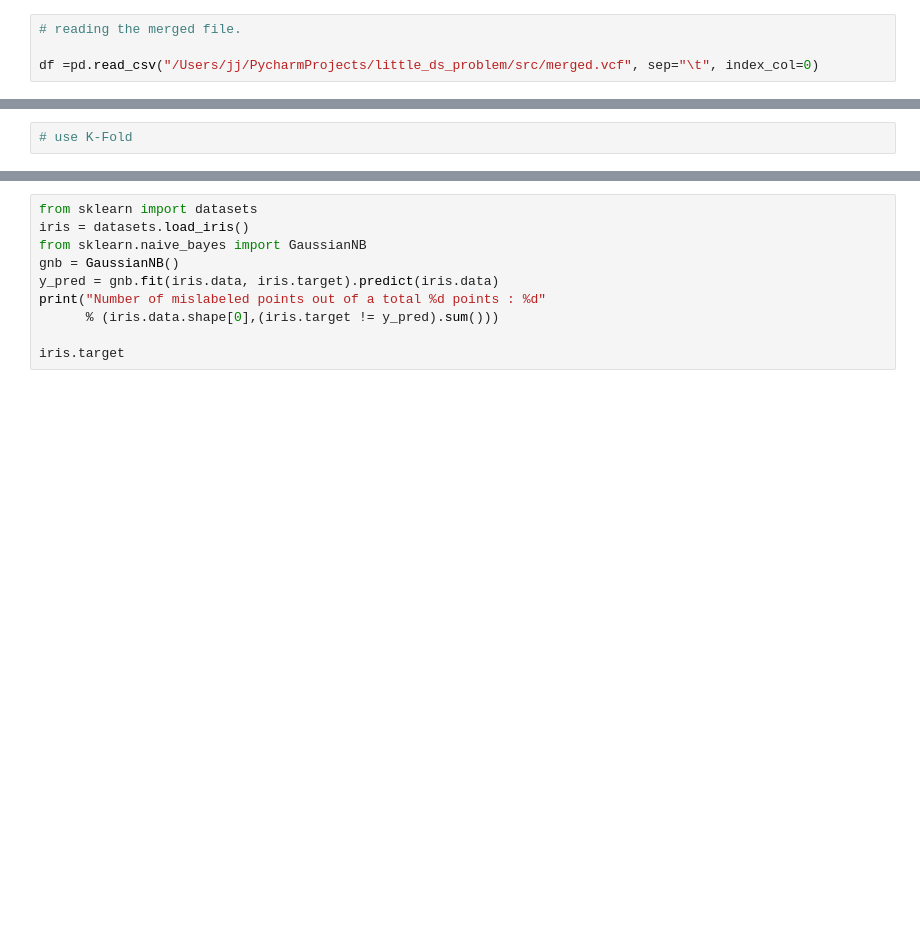
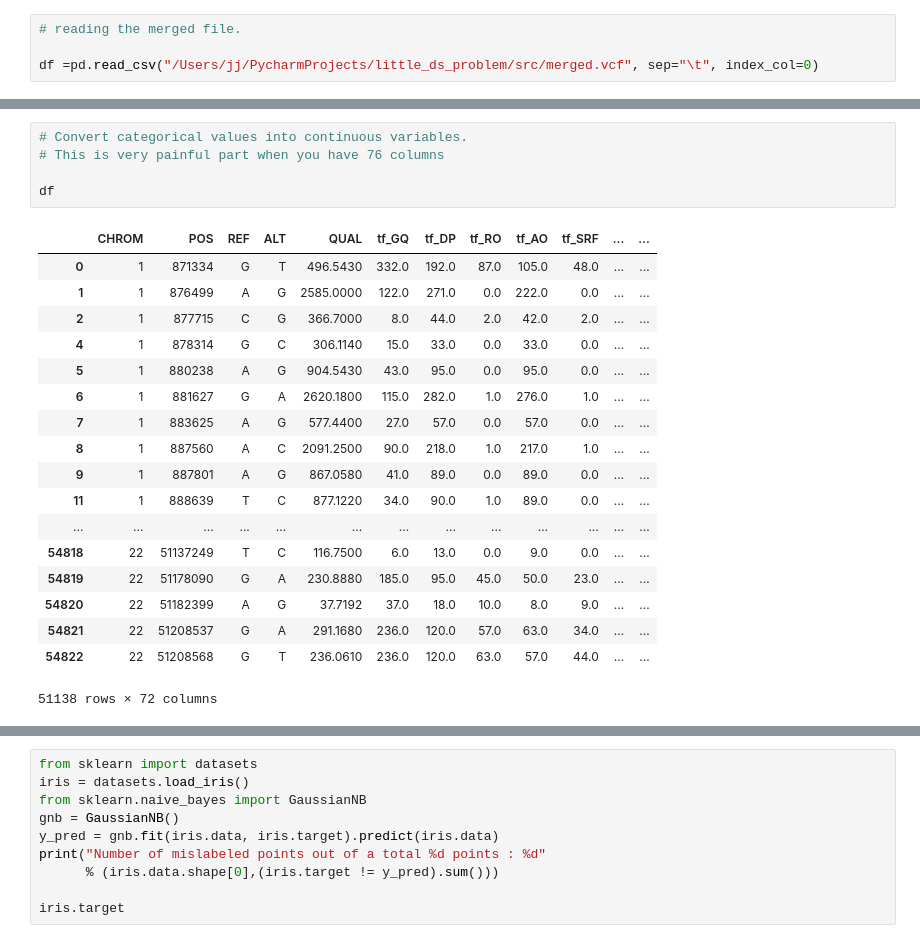
Before and after one commit to jjuhn/little_ds_problem, a Jupyter notebook: code/proton_practice.ipynb, the cells around one changed output, grey strips where cells are left out. Drawn from its saved outputs; the diff is of its cells as text; blank space fills up the shorter version.

```diff
--- a/code/proton_practice.ipynb
+++ b/code/proton_practice.ipynb
@@ -54,2 +36,24 @@ df["target"] = df.apply(get_target, axis=1)
-# %%
-# use K-Fold
+# %%
+# Convert categorical values into continuous variables.
+# This is very painful part when you have 76 columns
+
+df
+# %% [output]
+|  | CHROM | POS | REF | ALT | QUAL | tf_GQ | tf_DP | tf_RO | tf_AO | tf_SRF | ... | ... |
+| 0 | 1 | 871334 | G | T | 496.5430 | 332.0 | 192.0 | 87.0 | 105.0 | 48.0 | ... | ... |
+| 1 | 1 | 876499 | A | G | 2585.0000 | 122.0 | 271.0 | 0.0 | 222.0 | 0.0 | ... | ... |
+| 2 | 1 | 877715 | C | G | 366.7000 | 8.0 | 44.0 | 2.0 | 42.0 | 2.0 | ... | ... |
+| 4 | 1 | 878314 | G | C | 306.1140 | 15.0 | 33.0 | 0.0 | 33.0 | 0.0 | ... | ... |
+| 5 | 1 | 880238 | A | G | 904.5430 | 43.0 | 95.0 | 0.0 | 95.0 | 0.0 | ... | ... |
+| 6 | 1 | 881627 | G | A | 2620.1800 | 115.0 | 282.0 | 1.0 | 276.0 | 1.0 | ... | ... |
+| 7 | 1 | 883625 | A | G | 577.4400 | 27.0 | 57.0 | 0.0 | 57.0 | 0.0 | ... | ... |
+| 8 | 1 | 887560 | A | C | 2091.2500 | 90.0 | 218.0 | 1.0 | 217.0 | 1.0 | ... | ... |
+| 9 | 1 | 887801 | A | G | 867.0580 | 41.0 | 89.0 | 0.0 | 89.0 | 0.0 | ... | ... |
+| 11 | 1 | 888639 | T | C | 877.1220 | 34.0 | 90.0 | 1.0 | 89.0 | 0.0 | ... | ... |
+| ... | ... | ... | ... | ... | ... | ... | ... | ... | ... | ... | ... | ... |
+| 54818 | 22 | 51137249 | T | C | 116.7500 | 6.0 | 13.0 | 0.0 | 9.0 | 0.0 | ... | ... |
+| 54819 | 22 | 51178090 | G | A | 230.8880 | 185.0 | 95.0 | 45.0 | 50.0 | 23.0 | ... | ... |
+| 54820 | 22 | 51182399 | A | G | 37.7192 | 37.0 | 18.0 | 10.0 | 8.0 | 9.0 | ... | ... |
+| 54821 | 22 | 51208537 | G | A | 291.1680 | 236.0 | 120.0 | 57.0 | 63.0 | 34.0 | ... | ... |
+| 54822 | 22 | 51208568 | G | T | 236.0610 | 236.0 | 120.0 | 63.0 | 57.0 | 44.0 | ... | ... |
+51138 rows × 72 columns
```
Also changed, not shown: parts of 4 cells of this notebook.
